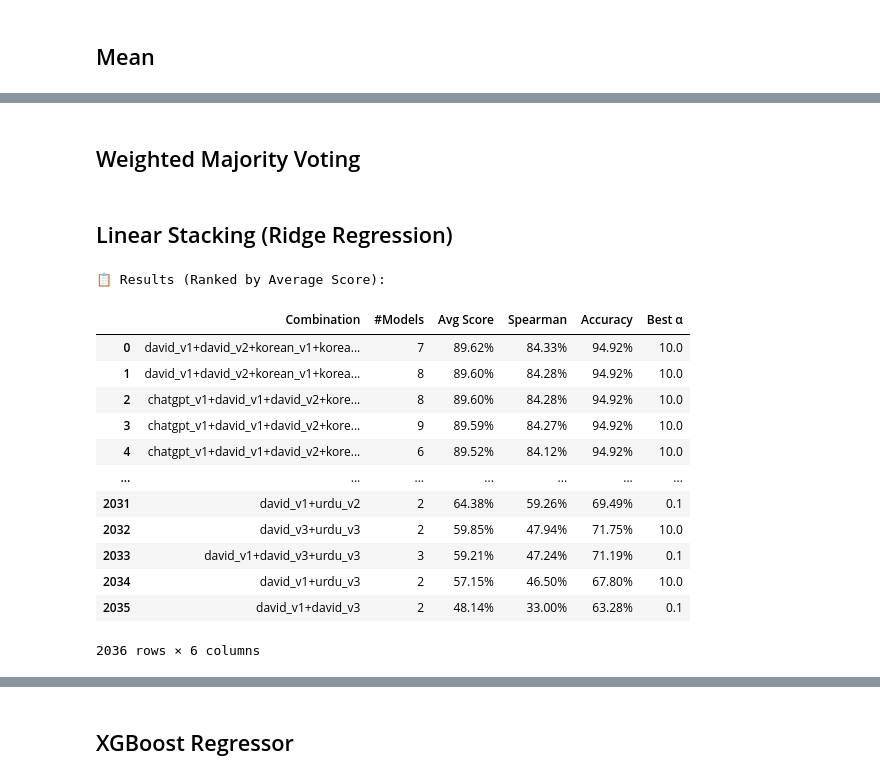
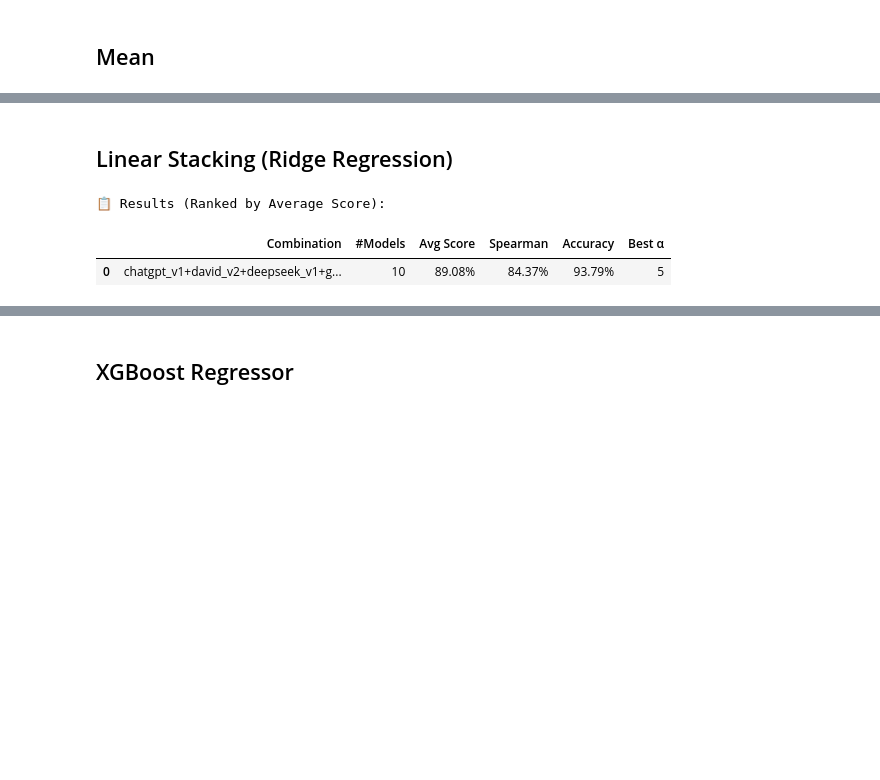
Before and after one commit to UAlberta-NLP/SemEval2026-WSP, a Jupyter notebook: ensemble/dev.ipynb, the cells around one changed output, grey strips where cells are left out. Drawn from its saved outputs; the diff is of its cells as text; code cells hidden in the pictures; blank space fills up the shorter version.

```diff
--- a/ensemble/dev.ipynb
+++ b/ensemble/dev.ipynb
@@ -173,7 +174,7 @@ Example gold labels:
 ## System
 # %%
 # Path to individual system outputs
-RESULTS_DIR = Path("../res/results/dev/")
+RESULTS_DIR = Path("./dev/")
 
 # Get all jsonl files
 prediction_files = sorted(RESULTS_DIR.glob("*.jsonl"))
@@ -473,2 +445,0 @@ print(f"Majority Voting - Spearman: {scores_majority['spearman']:.4%}, Accuracy:
-# %% [markdown]
-## Weighted Majority Voting
@@ -648,34 +594,23 @@ def compare_all_combinations(train_df, test_df, test_gold_labels, model_combinat
 # %%
 combinations_to_compare = {}
 
-for size in range(2, len(all_systems) + 1):  # Start from 2 to skip single models
-    for combo in combinations(all_systems, size):
+# for size in range(2, len(all_systems) + 1):  # Start from 2 to skip single models
+for combo in [['chatgpt_v1','david_v2','deepseek_v1','gemini','gpt5_v1','gpt5_v3','gpt5_v4','korean_v2','qwen_v1','urdu_v2']]:# combinations(all_systems,):
         # Use shortened names for cleaner output
         combo_name = '+'.join(combo)
         combinations_to_compare[combo_name] = list(combo)
 
 summary = compare_all_combinations(
     train_df,
     test_df,
     test_gold_labels,
     combinations_to_compare,
-    alphas=[0.1, 1.0, 10.0]
+    alphas=[10.0]
 )
 # %% [output]
 📋 Results (Ranked by Average Score):
 |  | Combination | #Models | Avg Score | Spearman | Accuracy | Best α |
-| 0 | david_v1+david_v2+korean_v1+korea... | 7 | 89.62% | 84.33% | 94.92% | 10.0 |
-| 1 | david_v1+david_v2+korean_v1+korea... | 8 | 89.60% | 84.28% | 94.92% | 10.0 |
-| 2 | chatgpt_v1+david_v1+david_v2+kore... | 8 | 89.60% | 84.28% | 94.92% | 10.0 |
-| 3 | chatgpt_v1+david_v1+david_v2+kore... | 9 | 89.59% | 84.27% | 94.92% | 10.0 |
-| 4 | chatgpt_v1+david_v1+david_v2+kore... | 6 | 89.52% | 84.12% | 94.92% | 10.0 |
-| ... | ... | ... | ... | ... | ... | ... |
-| 2031 | david_v1+urdu_v2 | 2 | 64.38% | 59.26% | 69.49% | 0.1 |
-| 2032 | david_v3+urdu_v3 | 2 | 59.85% | 47.94% | 71.75% | 10.0 |
-| 2033 | david_v1+david_v3+urdu_v3 | 3 | 59.21% | 47.24% | 71.19% | 0.1 |
-| 2034 | david_v1+urdu_v3 | 2 | 57.15% | 46.50% | 67.80% | 10.0 |
-| 2035 | david_v1+david_v3 | 2 | 48.14% | 33.00% | 63.28% | 0.1 |
+| 0 | chatgpt_v1+david_v2+deepseek_v1+g... | 10 | 89.08% | 84.37% | 93.79% | 5 |
-2036 rows × 6 columns
 # %%
 print("\n✅ Ensemble evaluation complete.")
 print("\nSummary of all model combinations evaluated:")
```
Also changed, not shown: parts of 20 cells of this notebook, 2 other files.
